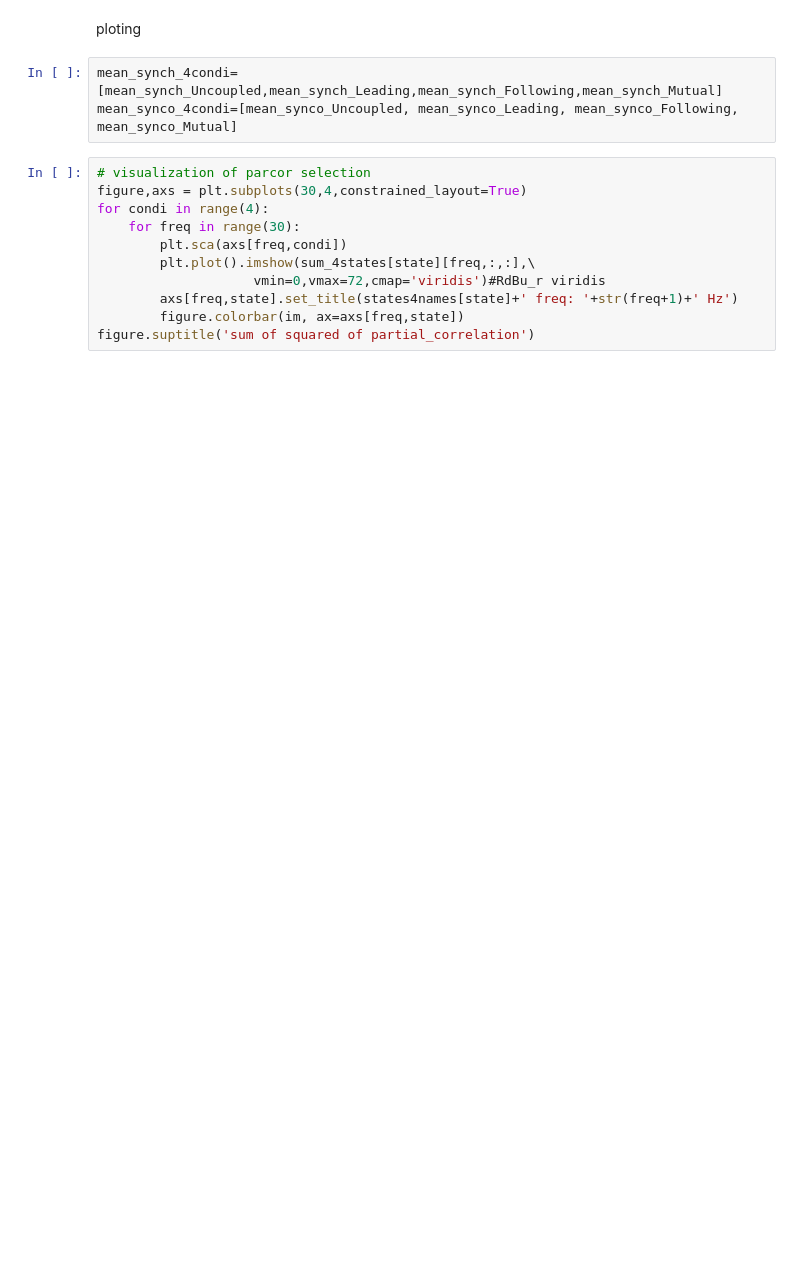
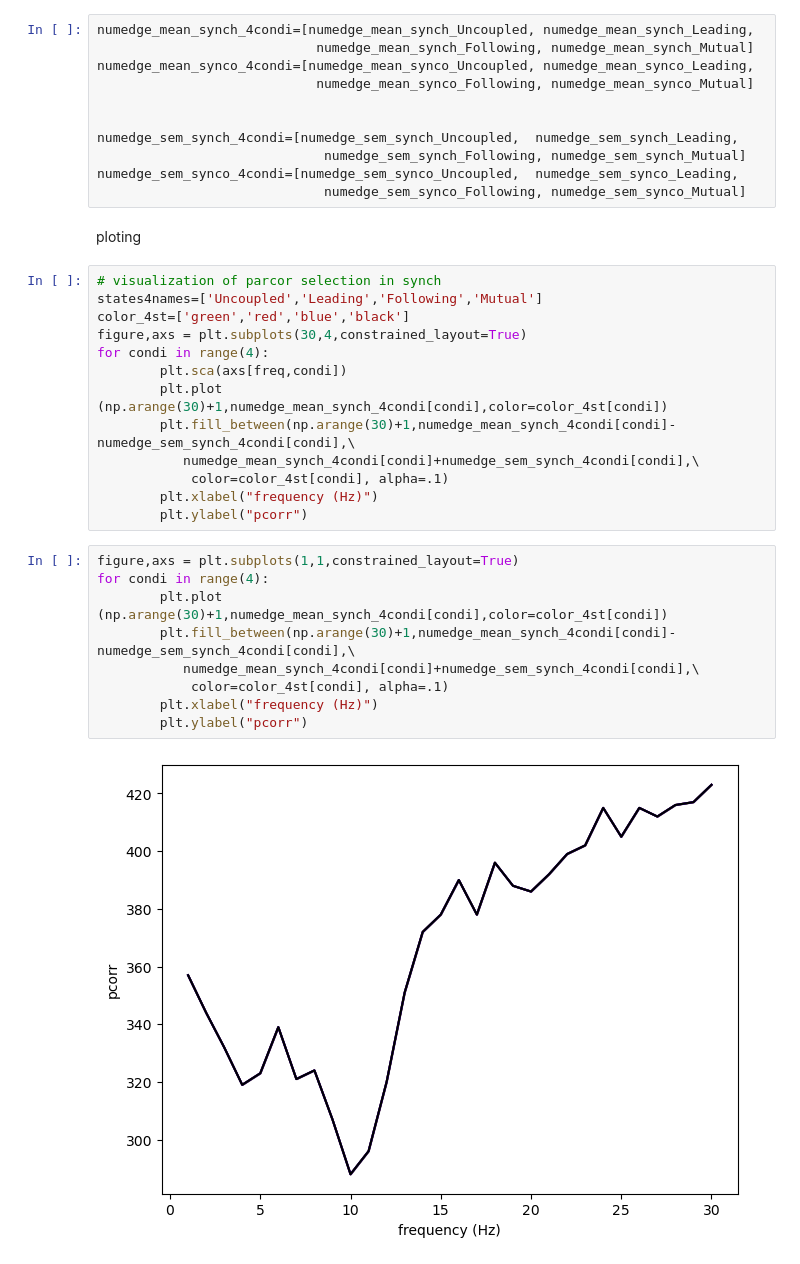
Before and after one commit to zhibinz2/1overf, a Jupyter notebook: Re_estimate_pcorr/step_1_re_estimate_pcorr.ipynb, the cells around one changed output. Drawn from its saved outputs; the diff is of its cells as text; blank space fills up the shorter version.

Commit message:
plot

```diff
--- a/Re_estimate_pcorr/step_1_re_estimate_pcorr.ipynb
+++ b/Re_estimate_pcorr/step_1_re_estimate_pcorr.ipynb
@@ -281,16 +382,37 @@ for freq in range(30):
+# %%
+numedge_mean_synch_4condi=[numedge_mean_synch_Uncoupled, numedge_mean_synch_Leading,
+                            numedge_mean_synch_Following, numedge_mean_synch_Mutual]
+numedge_mean_synco_4condi=[numedge_mean_synco_Uncoupled, numedge_mean_synco_Leading,
+                            numedge_mean_synco_Following, numedge_mean_synco_Mutual]
+
+
+numedge_sem_synch_4condi=[numedge_sem_synch_Uncoupled,  numedge_sem_synch_Leading,
+                             numedge_sem_synch_Following, numedge_sem_synch_Mutual]
+numedge_sem_synco_4condi=[numedge_sem_synco_Uncoupled,  numedge_sem_synco_Leading,
+                             numedge_sem_synco_Following, numedge_sem_synco_Mutual]
 # %% [markdown]
 ploting
-# %%
-mean_synch_4condi=[mean_synch_Uncoupled,mean_synch_Leading,mean_synch_Following,mean_synch_Mutual]
-mean_synco_4condi=[mean_synco_Uncoupled, mean_synco_Leading, mean_synco_Following, mean_synco_Mutual]
-# %%
-# visualization of parcor selection
-figure,axs = plt.subplots(30,4,constrained_layout=True)
-for condi in range(4):
-	for freq in range(30):
-		plt.sca(axs[freq,condi])
-		plt.plot().imshow(sum_4states[state][freq,:,:],\
-					vmin=0,vmax=72,cmap='viridis')#RdBu_r viridis
-		axs[freq,state].set_title(states4names[state]+' freq: '+str(freq+1)+' Hz')
-		figure.colorbar(im, ax=axs[freq,state])
-figure.suptitle('sum of squared of partial_correlation')
+# %%
+# visualization of parcor selection in synch
+states4names=['Uncoupled','Leading','Following','Mutual']
+color_4st=['green','red','blue','black']
+figure,axs = plt.subplots(30,4,constrained_layout=True)
+for condi in range(4):
+		plt.sca(axs[freq,condi])
+		plt.plot (np.arange(30)+1,numedge_mean_synch_4condi[condi],color=color_4st[condi])
+		plt.fill_between(np.arange(30)+1,numedge_mean_synch_4condi[condi]-numedge_sem_synch_4condi[condi],\
+		   numedge_mean_synch_4condi[condi]+numedge_sem_synch_4condi[condi],\
+			color=color_4st[condi], alpha=.1)
+		plt.xlabel("frequency (Hz)")
+		plt.ylabel("pcorr")
+# %%
+figure,axs = plt.subplots(1,1,constrained_layout=True)
+for condi in range(4):
+		plt.plot (np.arange(30)+1,numedge_mean_synch_4condi[condi],color=color_4st[condi])
+		plt.fill_between(np.arange(30)+1,numedge_mean_synch_4condi[condi]-numedge_sem_synch_4condi[condi],\
+		   numedge_mean_synch_4condi[condi]+numedge_sem_synch_4condi[condi],\
+			color=color_4st[condi], alpha=.1)
+		plt.xlabel("frequency (Hz)")
+		plt.ylabel("pcorr")
+# %% [output]
+[figure, added]
```
Also changed, not shown: parts of 10 cells of this notebook, 21 other files.
